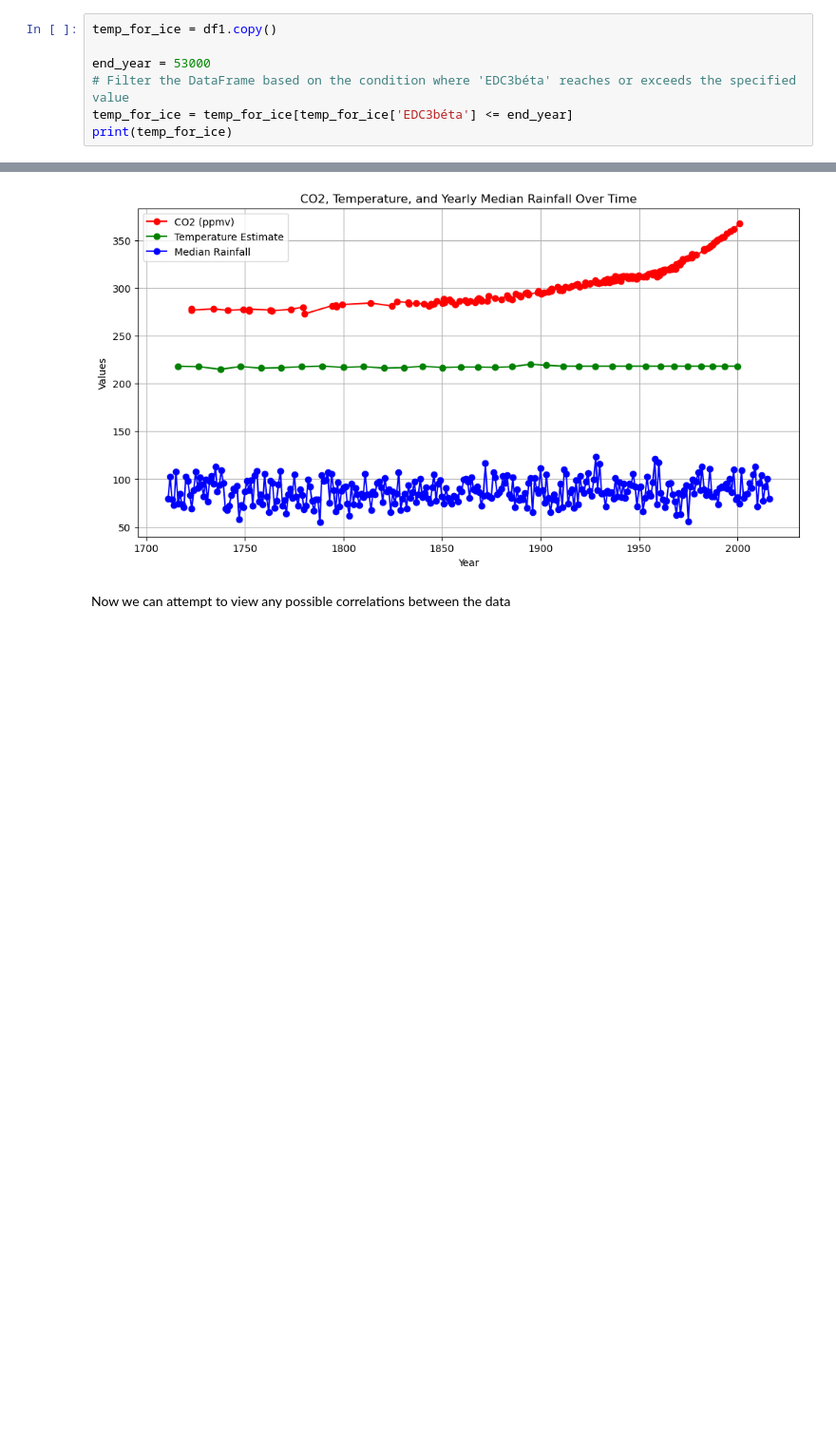
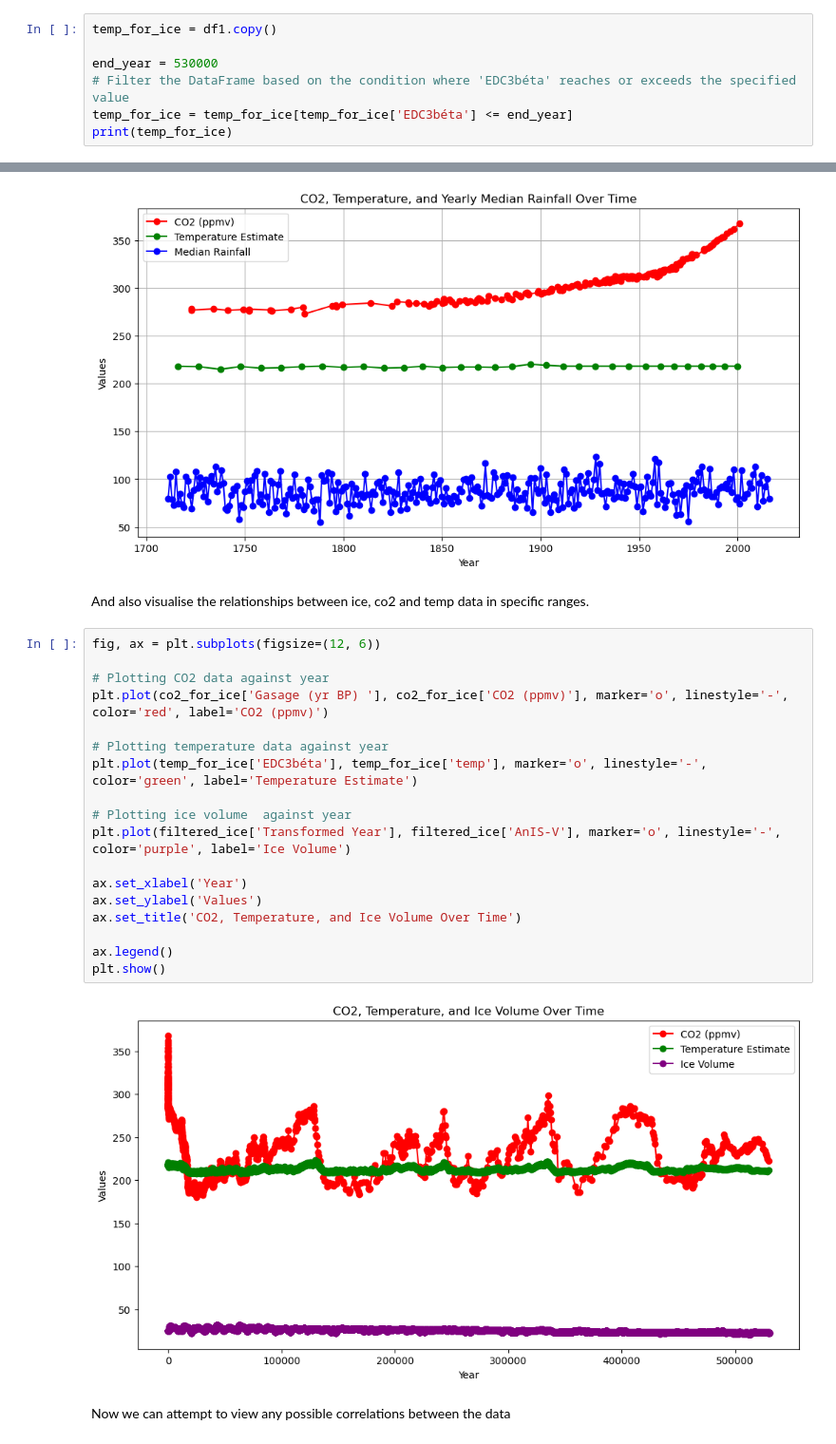
Before and after one commit to nexlanglxm/climate-data-analysis, a Jupyter notebook: project2/project.ipynb, the cells around one changed output, grey strips where cells are left out. Shown at 95% size. Saved outputs shown, nothing was run; the diff lists cells and outputs as text; blank space fills up the shorter version.

```diff
--- a/project2/project.ipynb
+++ b/project2/project.ipynb
@@ -415,7 +425,7 @@ filtered_ice.to_csv('./data/ice/generated/filtered_ice.csv', index=False)
 # %%
 temp_for_ice = df1.copy()
 
-end_year = 53000
+end_year = 530000
 # Filter the DataFrame based on the condition where 'EDC3béta' reaches or exceeds the specified value
 temp_for_ice = temp_for_ice[temp_for_ice['EDC3béta'] <= end_year]
 print(temp_for_ice)
@@ -488,6 +501,28 @@ plt.grid(True)
 plt.show()
 # %% [output]
 [figure]
+# %% [markdown]
+And also visualise the relationships between ice, co2 and temp data in specific ranges.
+# %%
+fig, ax = plt.subplots(figsize=(12, 6))
+
+# Plotting CO2 data against year
+plt.plot(co2_for_ice['Gasage (yr BP) '], co2_for_ice['CO2 (ppmv)'], marker='o', linestyle='-', color='red', label='CO2 (ppmv)')
+
+# Plotting temperature data against year
+plt.plot(temp_for_ice['EDC3béta'], temp_for_ice['temp'], marker='o', linestyle='-', color='green', label='Temperature Estimate')
+
+# Plotting ice volume  against year
+plt.plot(filtered_ice['Transformed Year'], filtered_ice['AnIS-V'], marker='o', linestyle='-', color='purple', label='Ice Volume')
+
+ax.set_xlabel('Year')
+ax.set_ylabel('Values')
+ax.set_title('CO2, Temperature, and Ice Volume Over Time')
+
+ax.legend()
+plt.show()
+# %% [output]
+[figure, added]
 # %% [markdown]
 Now we can attempt to view any possible correlations between the data
 # %%
```
Also changed, not shown: parts of 4 cells of this notebook.
